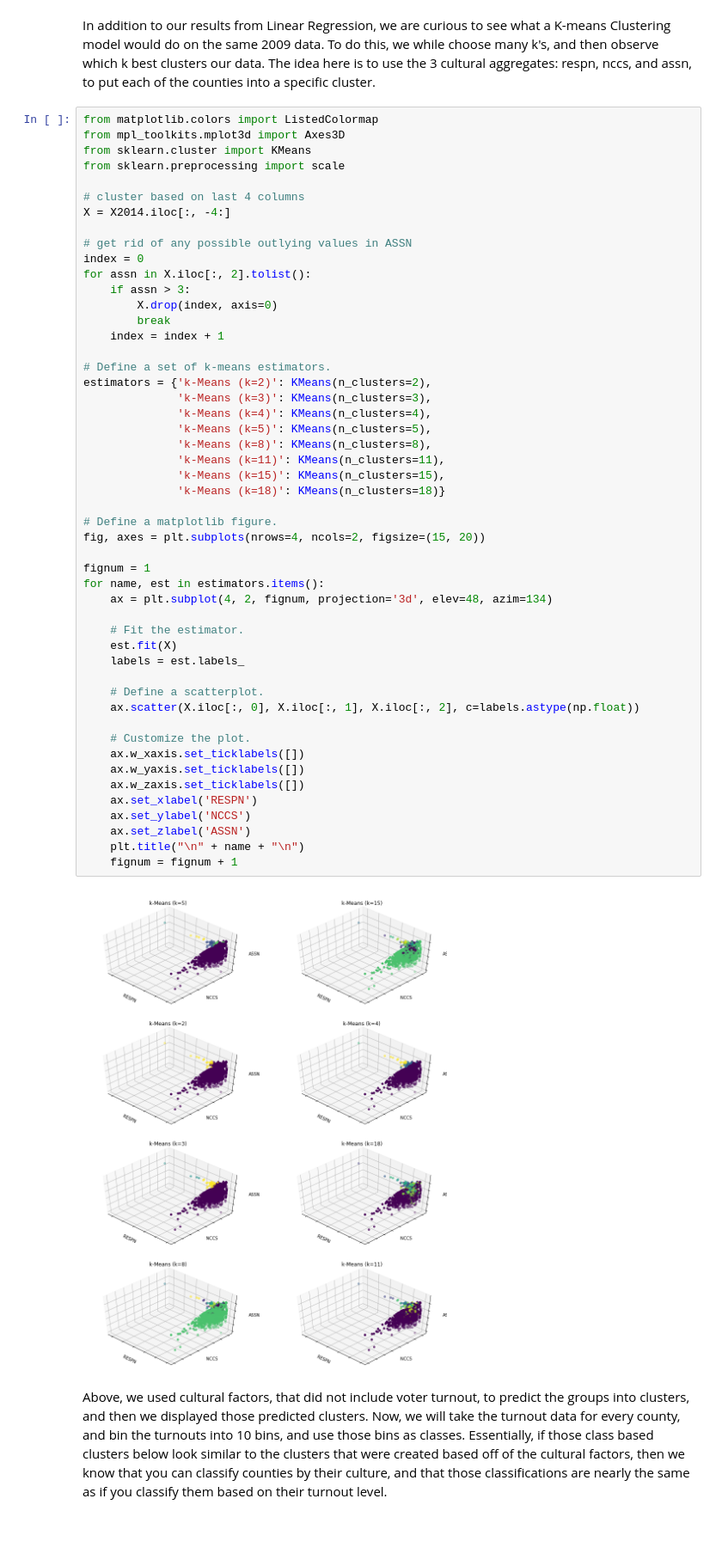
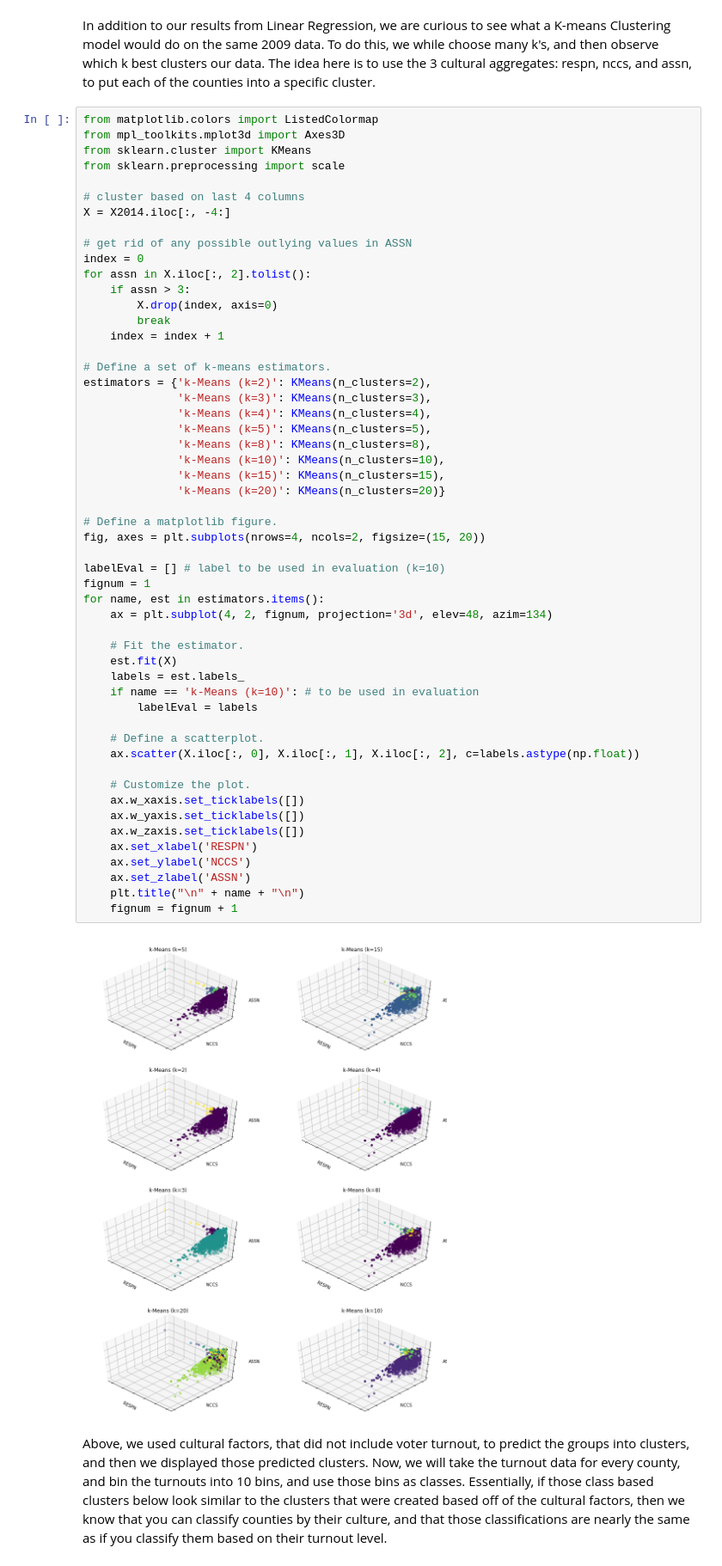
Before and after one commit to prathmj/SocialCapitalTurnoutStudy, a Jupyter notebook: Data Science Final Project.ipynb, the cells around one changed output. Shown at 86% size. Cells and saved outputs as stored; diff of their text form; blank space fills up the shorter version.

```diff
--- a/Data Science Final Project.ipynb
+++ b/Data Science Final Project.ipynb
@@ -243,36 +251,39 @@ estimators = {'k-Means (k=2)': KMeans(n_clusters=2),
               'k-Means (k=3)': KMeans(n_clusters=3),
               'k-Means (k=4)': KMeans(n_clusters=4),
               'k-Means (k=5)': KMeans(n_clusters=5),
               'k-Means (k=8)': KMeans(n_clusters=8),
-              'k-Means (k=11)': KMeans(n_clusters=11),
+              'k-Means (k=10)': KMeans(n_clusters=10),
               'k-Means (k=15)': KMeans(n_clusters=15),
-              'k-Means (k=18)': KMeans(n_clusters=18)}
+              'k-Means (k=20)': KMeans(n_clusters=20)}
 
 # Define a matplotlib figure.
 fig, axes = plt.subplots(nrows=4, ncols=2, figsize=(15, 20))
 
+labelEval = [] # label to be used in evaluation (k=10)
 fignum = 1
 for name, est in estimators.items():
     ax = plt.subplot(4, 2, fignum, projection='3d', elev=48, azim=134)
 
     # Fit the estimator.
     est.fit(X)
     labels = est.labels_
+    if name == 'k-Means (k=10)': # to be used in evaluation
+        labelEval = labels
 
     # Define a scatterplot.
     ax.scatter(X.iloc[:, 0], X.iloc[:, 1], X.iloc[:, 2], c=labels.astype(np.float))
 
     # Customize the plot.
     ax.w_xaxis.set_ticklabels([])
     ax.w_yaxis.set_ticklabels([])
     ax.w_zaxis.set_ticklabels([])
     ax.set_xlabel('RESPN')
     ax.set_ylabel('NCCS')
     ax.set_zlabel('ASSN')
     plt.title("\n" + name + "\n")
     fignum = fignum + 1
 # %% [output]
-[figure, old version]
+[figure, new version]
 # %% [markdown]
 Above, we used cultural factors, that did not include voter turnout, to predict the groups into clusters, and then we displayed those predicted clusters. Now, we will take the turnout data for every county, and bin the turnouts into 10 bins, and use those bins as classes. Essentially, if those class based clusters below look similar to the clusters that were created based off of the cultural factors, then we know that you can classify counties by their culture, and that those classifications are nearly the same as if you classify them based on their turnout level.
 # %%
```
Also changed, not shown: parts of 5 cells of this notebook.
